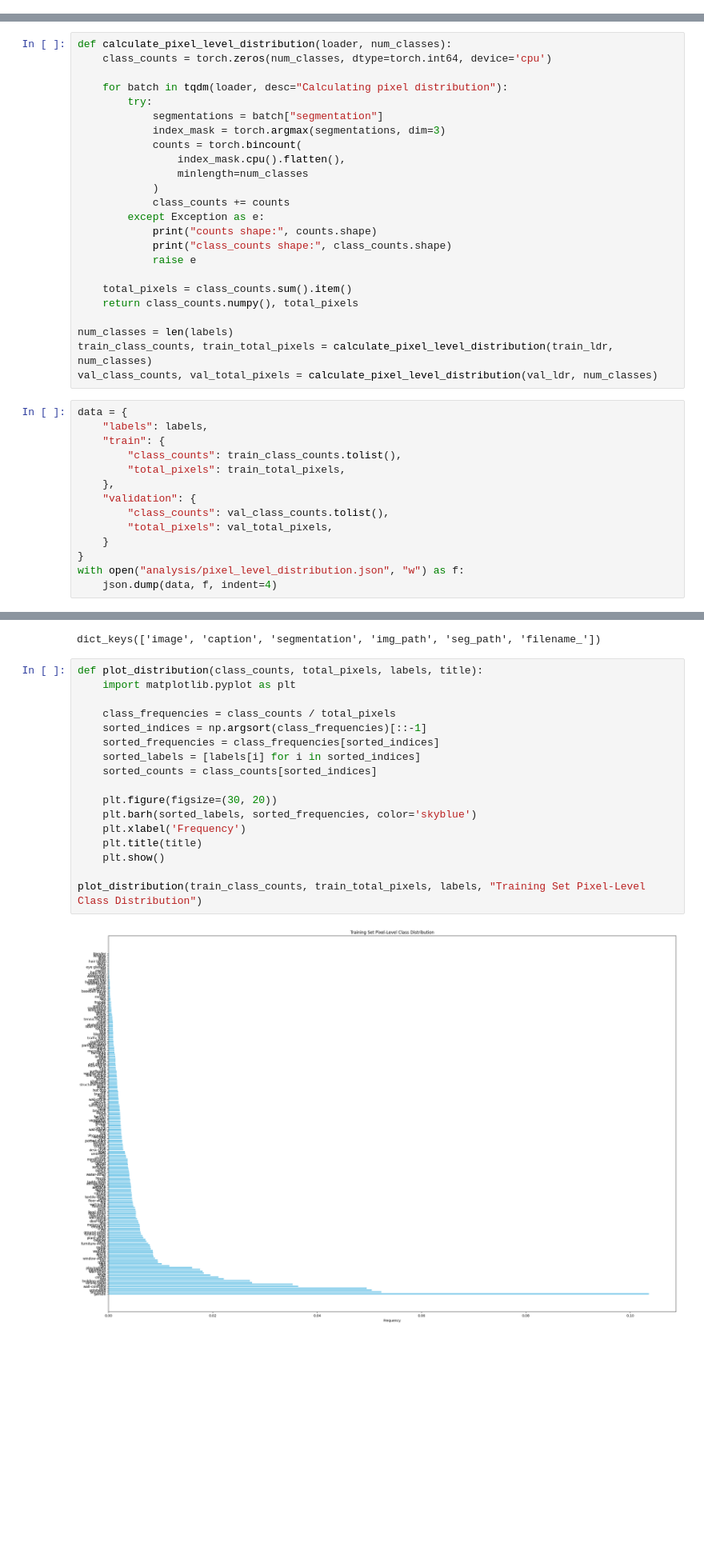
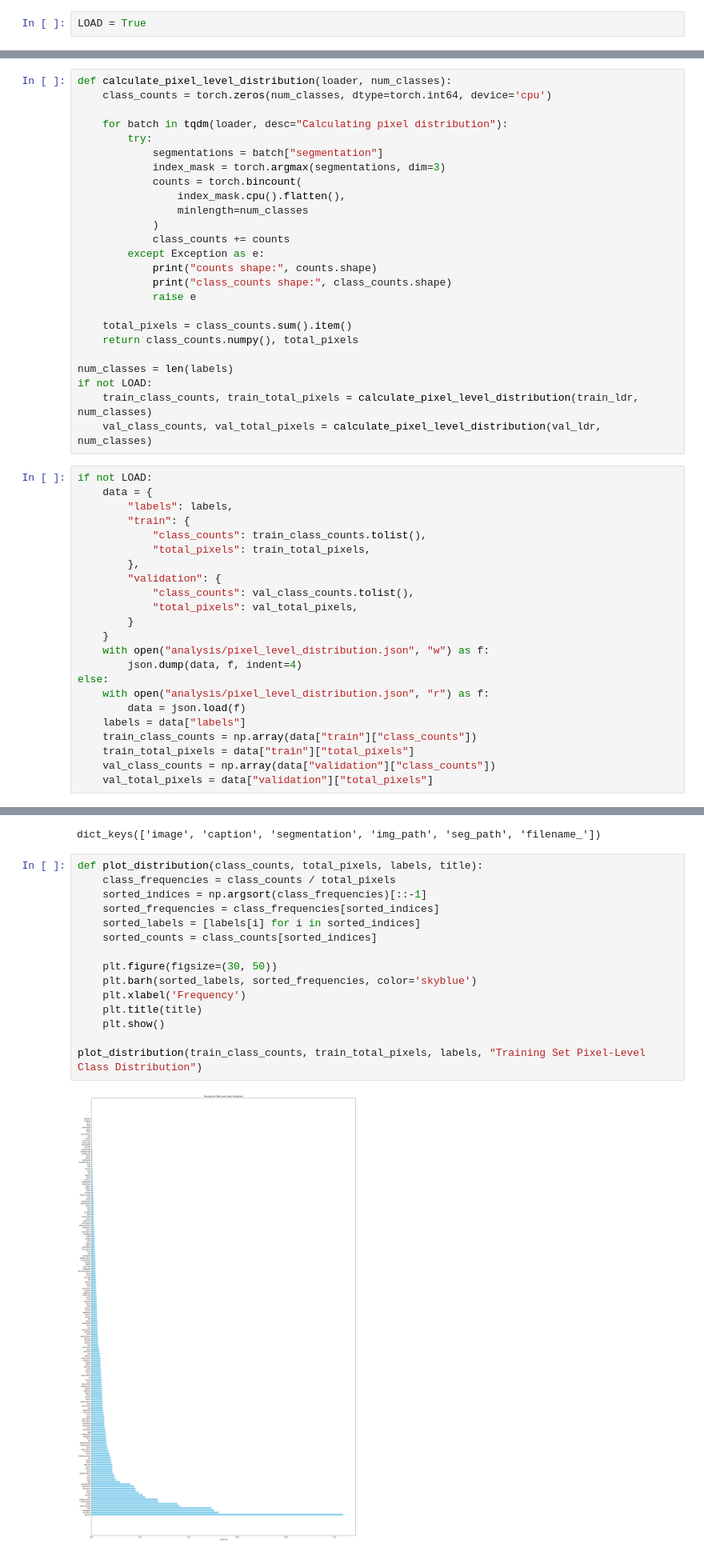
Before and after one commit to Sean-McConnachie/semantic-vae-loss-comparison, a Jupyter notebook: analysis/coco_distribution.ipynb, the cells around one changed output, grey strips where cells are left out. Shown at 80% size. Saved outputs shown, nothing was run; the diff lists cells and outputs as text; blank space fills up the shorter version.

```diff
--- a/analysis/coco_distribution.ipynb
+++ b/analysis/coco_distribution.ipynb
@@ -17,5 +18,7 @@ import json
 # %% [output]
 cwd: /home/dude-desktop/dev/taming-transformers
+# %%
+LOAD = True
 # %%
 DATA_CONFIG = """
 target: main.DataModuleFromConfig
@@ -76,22 +79,32 @@ def calculate_pixel_level_distribution(loader, num_classes):
     return class_counts.numpy(), total_pixels
 
 num_classes = len(labels)
-train_class_counts, train_total_pixels = calculate_pixel_level_distribution(train_ldr, num_classes)
-val_class_counts, val_total_pixels = calculate_pixel_level_distribution(val_ldr, num_classes)
+if not LOAD:
+    train_class_counts, train_total_pixels = calculate_pixel_level_distribution(train_ldr, num_classes)
+    val_class_counts, val_total_pixels = calculate_pixel_level_distribution(val_ldr, num_classes)
 # %%
-data = {
-    "labels": labels,
-    "train": {
-        "class_counts": train_class_counts.tolist(),
-        "total_pixels": train_total_pixels,
-    },
-    "validation": {
-        "class_counts": val_class_counts.tolist(),
-        "total_pixels": val_total_pixels,
+if not LOAD:
+    data = {
+        "labels": labels,
+        "train": {
+            "class_counts": train_class_counts.tolist(),
+            "total_pixels": train_total_pixels,
+        },
+        "validation": {
+            "class_counts": val_class_counts.tolist(),
+            "total_pixels": val_total_pixels,
+        }
     }
-}
-with open("analysis/pixel_level_distribution.json", "w") as f:
-    json.dump(data, f, indent=4)
+    with open("analysis/pixel_level_distribution.json", "w") as f:
+        json.dump(data, f, indent=4)
+else:
+    with open("analysis/pixel_level_distribution.json", "r") as f:
+        data = json.load(f)
+    labels = data["labels"]
+    train_class_counts = np.array(data["train"]["class_counts"])
+    train_total_pixels = data["train"]["total_pixels"]
+    val_class_counts = np.array(data["validation"]["class_counts"])
+    val_total_pixels = data["validation"]["total_pixels"]
 # %% [markdown]
 #### Image-level class distributions
 For all images, if an image has at least 1 pixel with the class, increment the counter for that class
@@ -103,23 +116,21 @@ for item in train_ldr.dataset:
 dict_keys(['image', 'caption', 'segmentation', 'img_path', 'seg_path', 'filename_'])
 # %%
 def plot_distribution(class_counts, total_pixels, labels, title):
-    import matplotlib.pyplot as plt
-
     class_frequencies = class_counts / total_pixels
     sorted_indices = np.argsort(class_frequencies)[::-1]
     sorted_frequencies = class_frequencies[sorted_indices]
     sorted_labels = [labels[i] for i in sorted_indices]
     sorted_counts = class_counts[sorted_indices]
 
-    plt.figure(figsize=(30, 20))
+    plt.figure(figsize=(30, 50))
     plt.barh(sorted_labels, sorted_frequencies, color='skyblue')
     plt.xlabel('Frequency')
     plt.title(title)
     plt.show()
 
 plot_distribution(train_class_counts, train_total_pixels, labels, "Training Set Pixel-Level Class Distribution")
 # %% [output]
-[figure, old version]
+[figure, new version]
 # %%
 plot_distribution(val_class_counts, val_total_pixels, labels, "Validation Set Pixel-Level Class Distribution")
 # %% [output]
```
Also changed, not shown: parts of 3 cells of this notebook, 6 other files.
